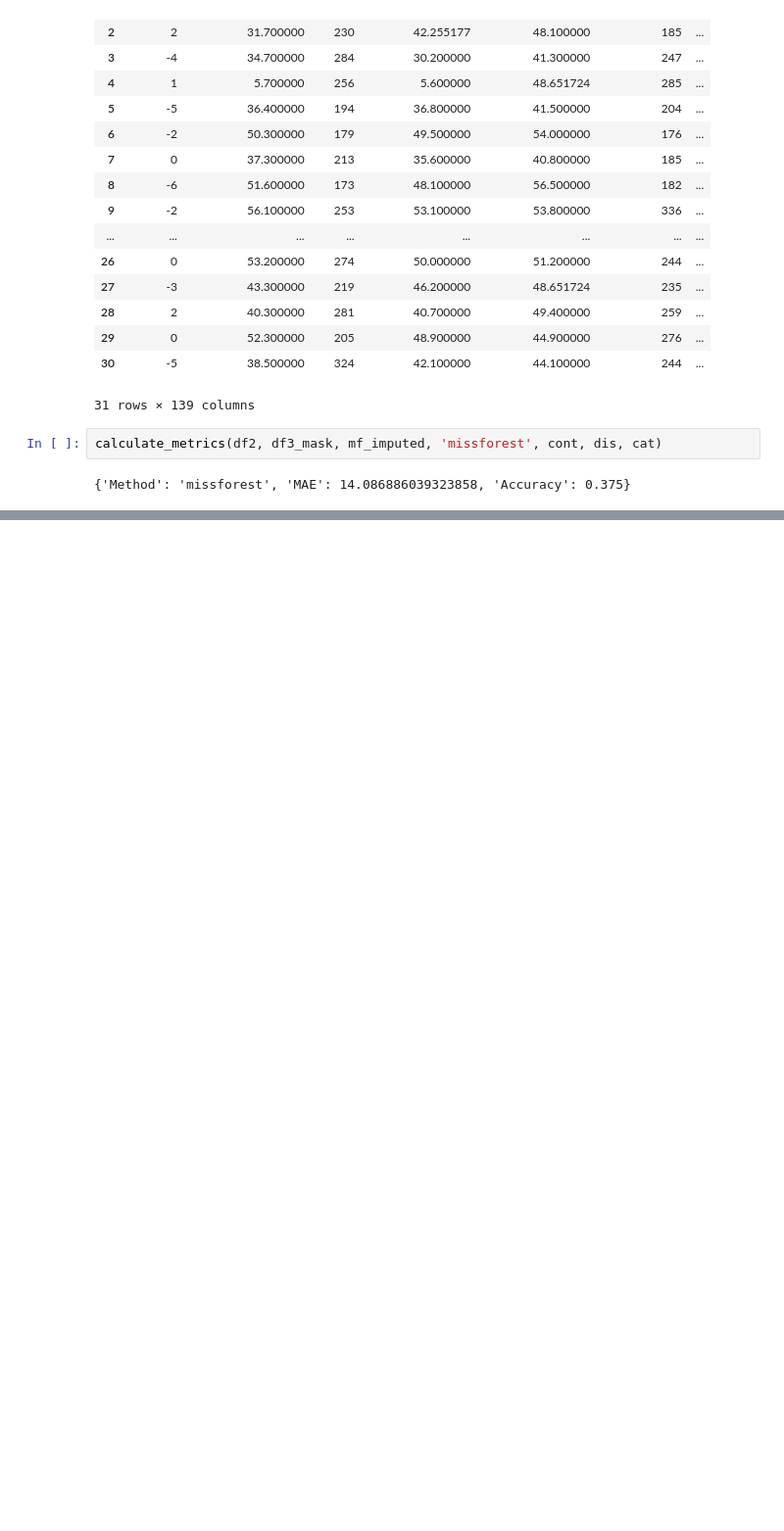
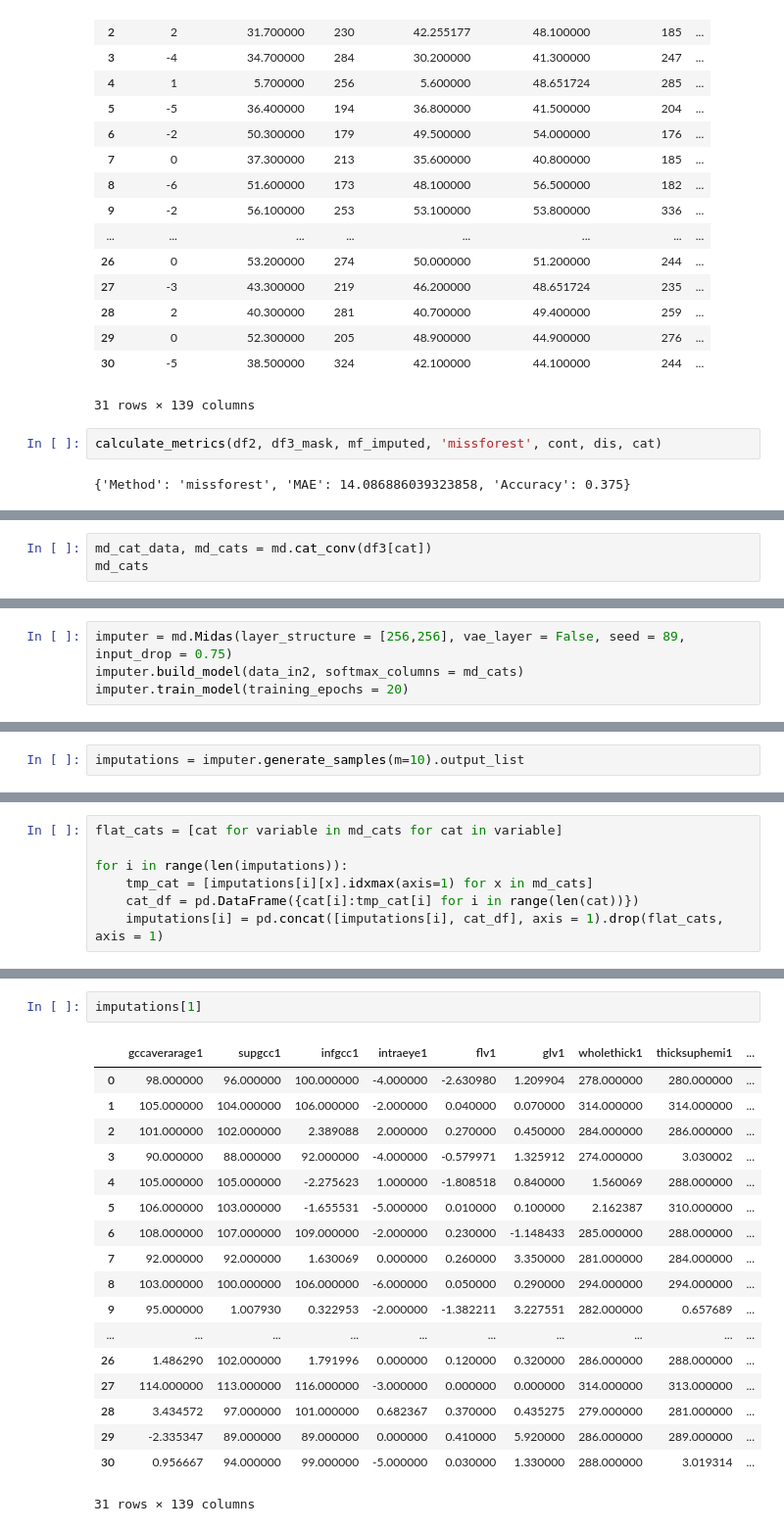
Before and after one commit to iMaatin/AutoStats, a Jupyter notebook: pg.ipynb, the cells around one changed output, grey strips where cells are left out. Shown at 98% size. Saved outputs shown, nothing was run; the diff lists cells and outputs as text; blank space fills up the shorter version.

Commit message:
added midas and col by col  selection

```diff
--- a/pg.ipynb
+++ b/pg.ipynb
@@ -356,0 +506,3 @@ calculate_metrics(df2, df3_mask, mf_imputed, 'missforest', cont, dis, cat)
+# %%
+md_cat_data, md_cats = md.cat_conv(df3[cat])
+md_cats
@@ -356,0 +524,4 @@ calculate_metrics(df2, df3_mask, mf_imputed, 'missforest', cont, dis, cat)
+# %%
+imputer = md.Midas(layer_structure = [256,256], vae_layer = False, seed = 89, input_drop = 0.75)
+imputer.build_model(data_in2, softmax_columns = md_cats)
+imputer.train_model(training_epochs = 20)
@@ -356,0 +547,2 @@ calculate_metrics(df2, df3_mask, mf_imputed, 'missforest', cont, dis, cat)
+# %%
+imputations = imputer.generate_samples(m=10).output_list
@@ -356,0 +552,7 @@ calculate_metrics(df2, df3_mask, mf_imputed, 'missforest', cont, dis, cat)
+# %%
+flat_cats = [cat for variable in md_cats for cat in variable]
+
+for i in range(len(imputations)):
+    tmp_cat = [imputations[i][x].idxmax(axis=1) for x in md_cats]
+    cat_df = pd.DataFrame({cat[i]:tmp_cat[i] for i in range(len(cat))})
+    imputations[i] = pd.concat([imputations[i], cat_df], axis = 1).drop(flat_cats, axis = 1)
@@ -356,0 +575,21 @@ calculate_metrics(df2, df3_mask, mf_imputed, 'missforest', cont, dis, cat)
+# %%
+imputations[1]
+# %% [output]
+|  | gccaverarage1 | supgcc1 | infgcc1 | intraeye1 | flv1 | glv1 | wholethick1 | thicksuphemi1 | ... |
+| 0 | 98.000000 | 96.000000 | 100.000000 | -4.000000 | -2.630980 | 1.209904 | 278.000000 | 280.000000 | ... |
+| 1 | 105.000000 | 104.000000 | 106.000000 | -2.000000 | 0.040000 | 0.070000 | 314.000000 | 314.000000 | ... |
+| 2 | 101.000000 | 102.000000 | 2.389088 | 2.000000 | 0.270000 | 0.450000 | 284.000000 | 286.000000 | ... |
+| 3 | 90.000000 | 88.000000 | 92.000000 | -4.000000 | -0.579971 | 1.325912 | 274.000000 | 3.030002 | ... |
+| 4 | 105.000000 | 105.000000 | -2.275623 | 1.000000 | -1.808518 | 0.840000 | 1.560069 | 288.000000 | ... |
+| 5 | 106.000000 | 103.000000 | -1.655531 | -5.000000 | 0.010000 | 0.100000 | 2.162387 | 310.000000 | ... |
+| 6 | 108.000000 | 107.000000 | 109.000000 | -2.000000 | 0.230000 | -1.148433 | 285.000000 | 288.000000 | ... |
+| 7 | 92.000000 | 92.000000 | 1.630069 | 0.000000 | 0.260000 | 3.350000 | 281.000000 | 284.000000 | ... |
+| 8 | 103.000000 | 100.000000 | 106.000000 | -6.000000 | 0.050000 | 0.290000 | 294.000000 | 294.000000 | ... |
+| 9 | 95.000000 | 1.007930 | 0.322953 | -2.000000 | -1.382211 | 3.227551 | 282.000000 | 0.657689 | ... |
+| ... | ... | ... | ... | ... | ... | ... | ... | ... | ... |
+| 26 | 1.486290 | 102.000000 | 1.791996 | 0.000000 | 0.120000 | 0.320000 | 286.000000 | 288.000000 | ... |
+| 27 | 114.000000 | 113.000000 | 116.000000 | -3.000000 | 0.000000 | 0.000000 | 314.000000 | 313.000000 | ... |
+| 28 | 3.434572 | 97.000000 | 101.000000 | 0.682367 | 0.370000 | 0.435275 | 279.000000 | 281.000000 | ... |
+| 29 | -2.335347 | 89.000000 | 89.000000 | 0.000000 | 0.410000 | 5.920000 | 286.000000 | 289.000000 | ... |
+| 30 | 0.956667 | 94.000000 | 99.000000 | -5.000000 | 0.030000 | 1.330000 | 288.000000 | 3.019314 | ... |
+31 rows × 139 columns
```
Also changed, not shown: parts of 14 cells of this notebook, 6 other files.
